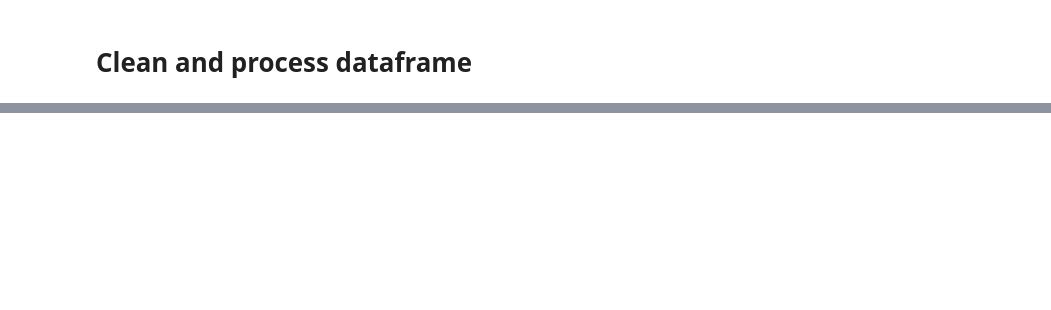
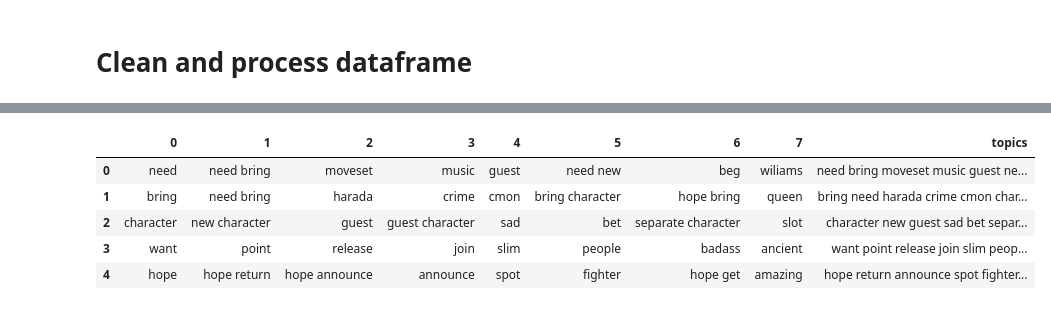
Before and after one commit to JonR45/TekkenNLP, a Jupyter notebook: notebooks/4.2.NMF_characters_removed.ipynb, the cells around one changed output, grey strips where cells are left out. Cells and saved outputs as stored; diff of their text form; code cells hidden in the pictures; blank space fills up the shorter version.

```diff
--- a/notebooks/4.2.NMF_characters_removed.ipynb
+++ b/notebooks/4.2.NMF_characters_removed.ipynb
@@ -126,0 +303,30 @@ H = nmf.transform(A)
+# %%
+# Use the top words for each cluster by tfidf weight to create 'topics'
+
+# Getting a df with each topic by document
+docweights = nmf.transform(tfidf_vectorizer.transform(texts))
+
+n_top_words = 8
+
+df_topic = topic_table(
+    nmf,
+    tfidf_feature_names,
+    n_top_words
+).T
+
+# Cleaning up the top words to create topic summaries
+df_topic['topics'] = df_topic.apply(lambda x: [' '.join(x)], axis=1) # Joining each word into a list
+df_topic['topics'] = df_topic['topics'].str[0]  # Removing the list brackets
+df_topic['topics'] = df_topic['topics'].apply(lambda x: whitespace_tokenizer(x)) # tokenize
+df_topic['topics'] = df_topic['topics'].apply(lambda x: unique_words(x))  # Removing duplicate words
+df_topic['topics'] = df_topic['topics'].apply(lambda x: [' '.join(x)])  # Joining each word into a list
+df_topic['topics'] = df_topic['topics'].str[0]  # Removing the list brackets
+
+df_topic.head(15)
+# %% [output]
+|  | 0 | 1 | 2 | 3 | 4 | 5 | 6 | 7 | topics |
+| 0 | need | need bring | moveset | music | guest | need new | beg | wiliams | need bring moveset music guest ne... |
+| 1 | bring | need bring | harada | crime | cmon | bring character | hope bring | queen | bring need harada crime cmon char... |
+| 2 | character | new character | guest | guest character | sad | bet | separate character | slot | character new guest sad bet separ... |
+| 3 | want | point | release | join | slim | people | badass | ancient | want point release join slim peop... |
+| 4 | hope | hope return | hope announce | announce | spot | fighter | hope get | amazing | hope return announce spot fighter... |
```
Also changed, not shown: parts of 20 cells of this notebook, 2 other files.
